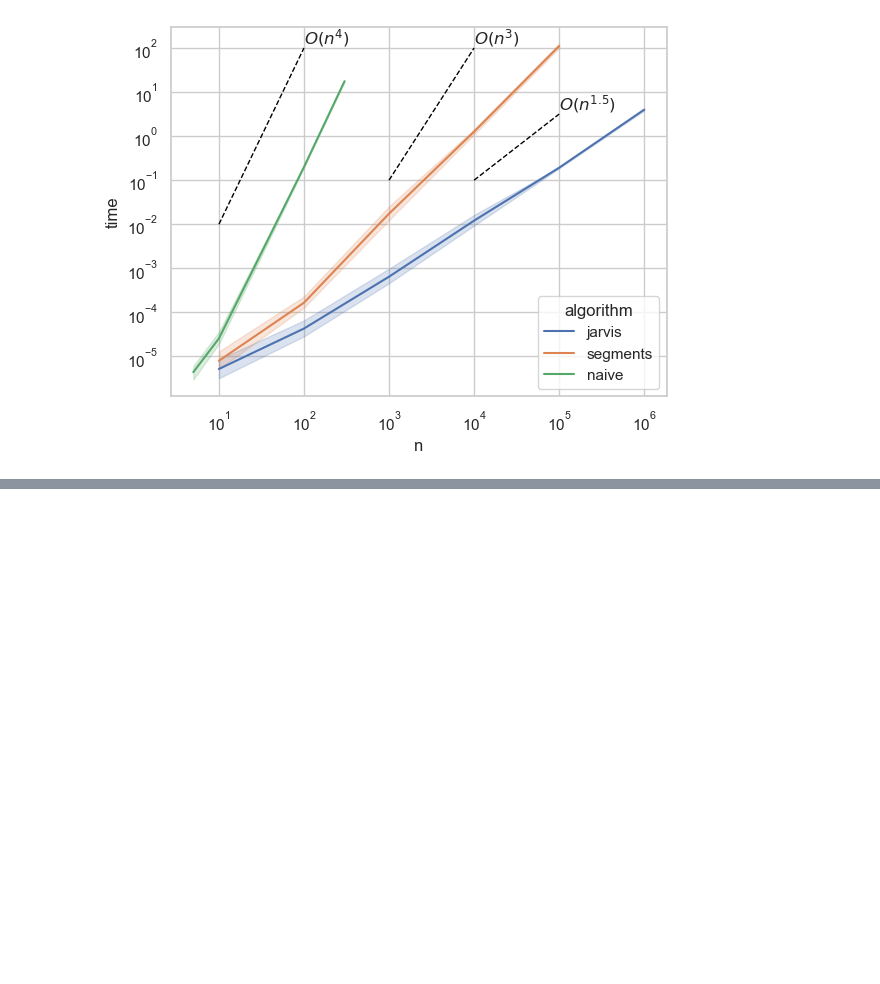
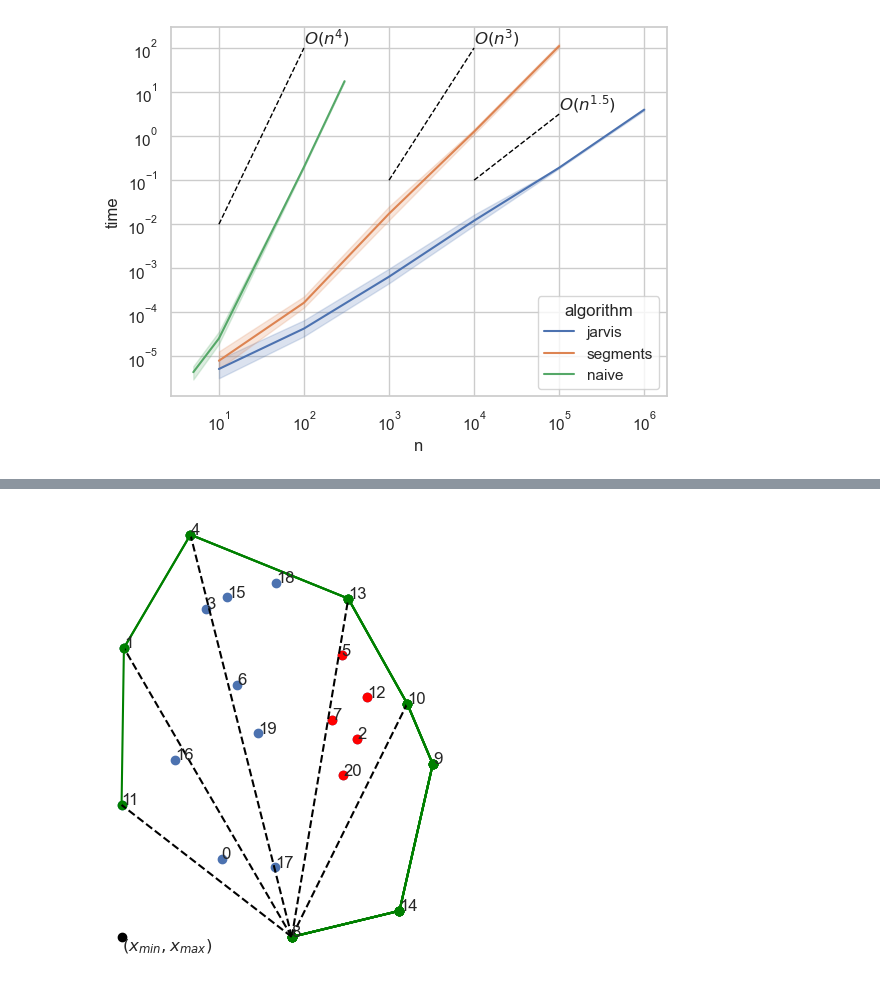
Before and after one commit to mtsodf/algoritmos, a Jupyter notebook: semana03/plots.ipynb, the cells around one changed output, grey strips where cells are left out. Drawn from its saved outputs; the diff is of its cells as text; code cells hidden in the pictures; blank space fills up the shorter version.

```diff
--- a/semana03/plots.ipynb
+++ b/semana03/plots.ipynb
@@ -58,0 +129,47 @@ plt.show()
+# %%
+random_points = np.loadtxt("./tex/tables/random_points.csv", delimiter=",")
+fig, ax = plt.subplots(1, 1)
+ax.scatter(random_points[:, 0], random_points[:, 1])
+xm, ym = np.min(random_points, axis=0)
+ax.scatter([xm], [ym], color="white")
+
+# Add point index text
+for i in range(len(random_points)):
+    ax.text(random_points[i, 0], random_points[i, 1], str(i))
+
+# Equal aspect ratio
+ax.set_aspect("equal")
+
+## Remove grid and axis
+ax.grid(False)
+ax.axis("off")
+
+plt.savefig("tex/figures/algs/jarvis_0.png")
+
+xm, ym = np.min(random_points, axis=0)
+ax.scatter([xm], [ym], color="black")
+ax.text(xm, ym, "$(x_{min}, x_{max})$", fontsize=12, verticalalignment="top")
+
+plt.savefig("tex/figures/algs/jarvis_1.png")
+
+tops = [8, 14, 9, 10, 13, 4, 1, 11, 8]
+
+ax.scatter(random_points[tops[:1], 0], random_points[tops[:1], 1], color="green")
+plt.savefig("tex/figures/algs/jarvis_2.png")
+
+for i in range(1, len(tops)):
+    ax.scatter(random_points[tops[:i], 0], random_points[tops[:i], 1], color="green")
+    ax.plot(random_points[tops[:i], 0], random_points[tops[:i], 1], color="green")
+    ps = random_points[[tops[0], tops[i-1]], :]
+    if i > 3:
+        ax.plot(ps[:, 0], ps[:, 1], color="black", ls="--")
+    if i == 5:
+        ps = [2, 5, 7, 12, 20]
+        ps = random_points[ps, :]
+        ax.scatter(ps[:, 0], ps[:, 1], color="red")
+    plt.savefig(f"tex/figures/algs/jarvis_{i}.png")
+
+plt.tight_layout()
+plt.show()
+# %% [output]
+[figure, added]
```
Also changed, not shown: parts of 6 cells of this notebook.
